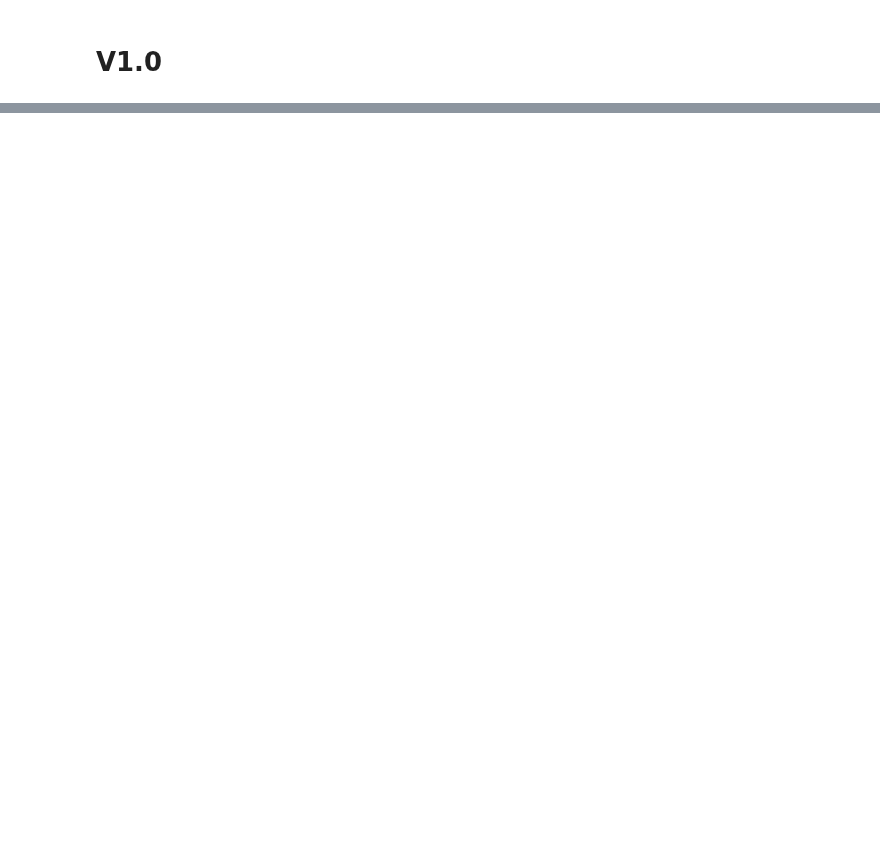
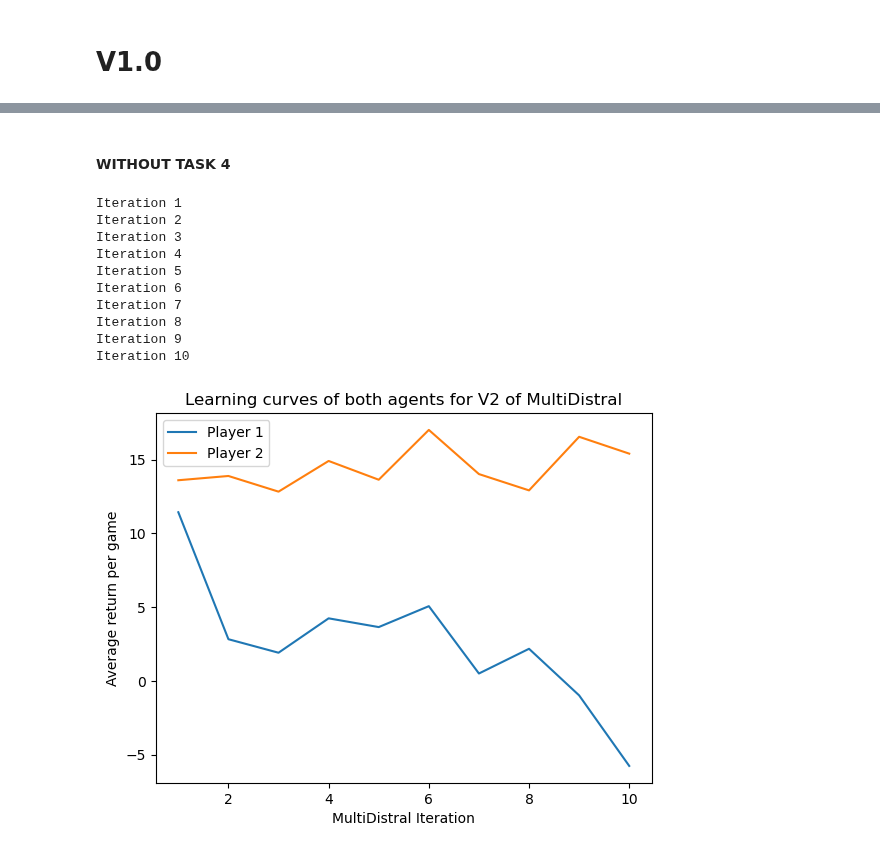
Before and after one commit to maxjappert/multi-agent_distral, a Jupyter notebook: MultiDistral.ipynb, the cells around one changed output, grey strips where cells are left out. Drawn from its saved outputs; the diff is of its cells as text; code cells hidden in the pictures; blank space fills up the shorter version.

```diff
--- a/MultiDistral.ipynb
+++ b/MultiDistral.ipynb
@@ -41,0 +116,31 @@ Iteration 100
+# %% [markdown]
+#### WITHOUT TASK 4
+# %%
+from algorithms.MultiDistral.MultiDistral_E_step.Soft_Q_Learning_without_rollout import Soft_without_rollout
+# Q learning params
+ALPHA = 0.1 # learning rate
+GAMMA = 0.99 # reward discount
+BETA=0.5
+TEST_COUNT = 100
+
+TURN_LIMIT = 200
+v1=MultiDistral(TURN_LIMIT, ALPHA, GAMMA, BETA,Soft_without_rollout)
+
+v1.optimise(1)
+plt.xlabel('MultiDistral Iteration')
+plt.ylabel('Average return per game')
+plt.legend(['Player 1', 'Player 2'])
+plt.title('Learning curves of both agents for V2 of MultiDistral')
+plt.savefig("V1_without_task4.pdf", format="pdf", bbox_inches="tight")
+# %% [output]
+Iteration 1
+Iteration 2
+Iteration 3
+Iteration 4
+Iteration 5
+Iteration 6
+Iteration 7
+Iteration 8
+Iteration 9
+Iteration 10
+[figure, added]
```
Also changed, not shown: parts of 13 cells of this notebook, 15 other files.
